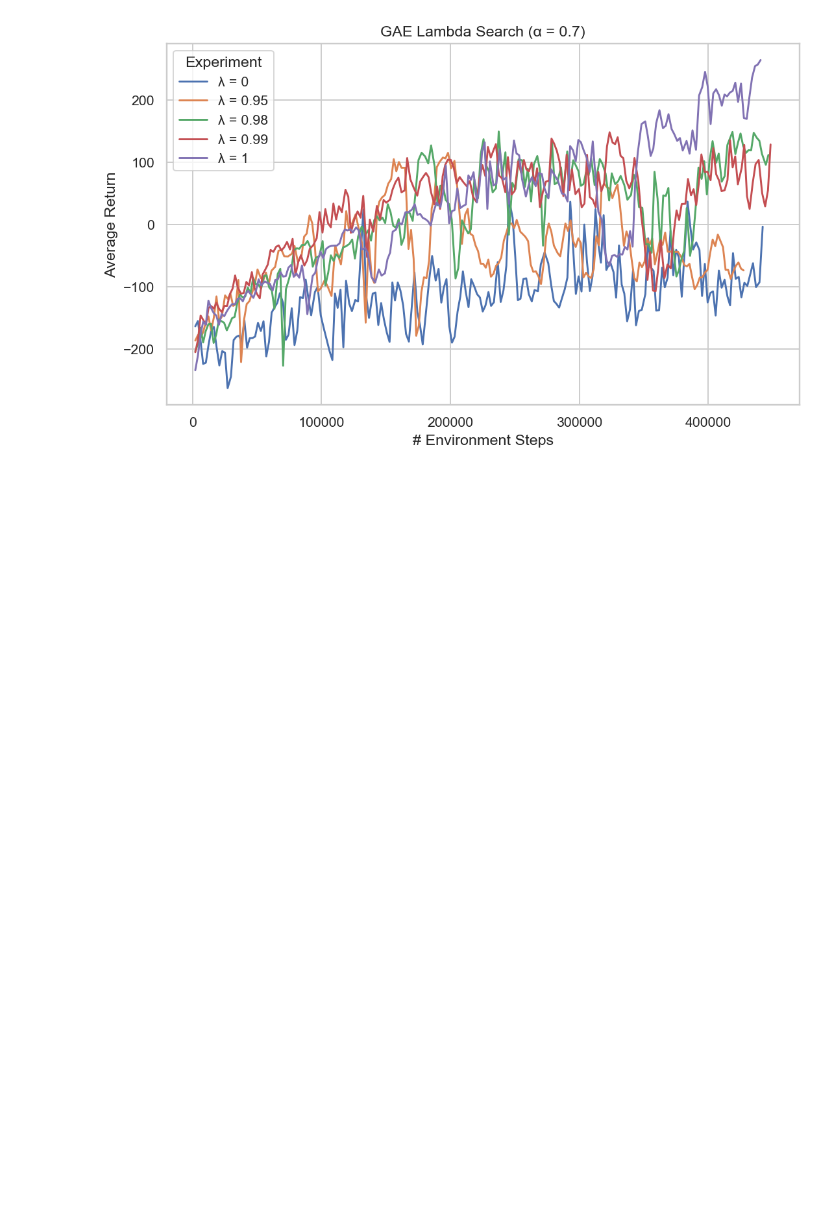
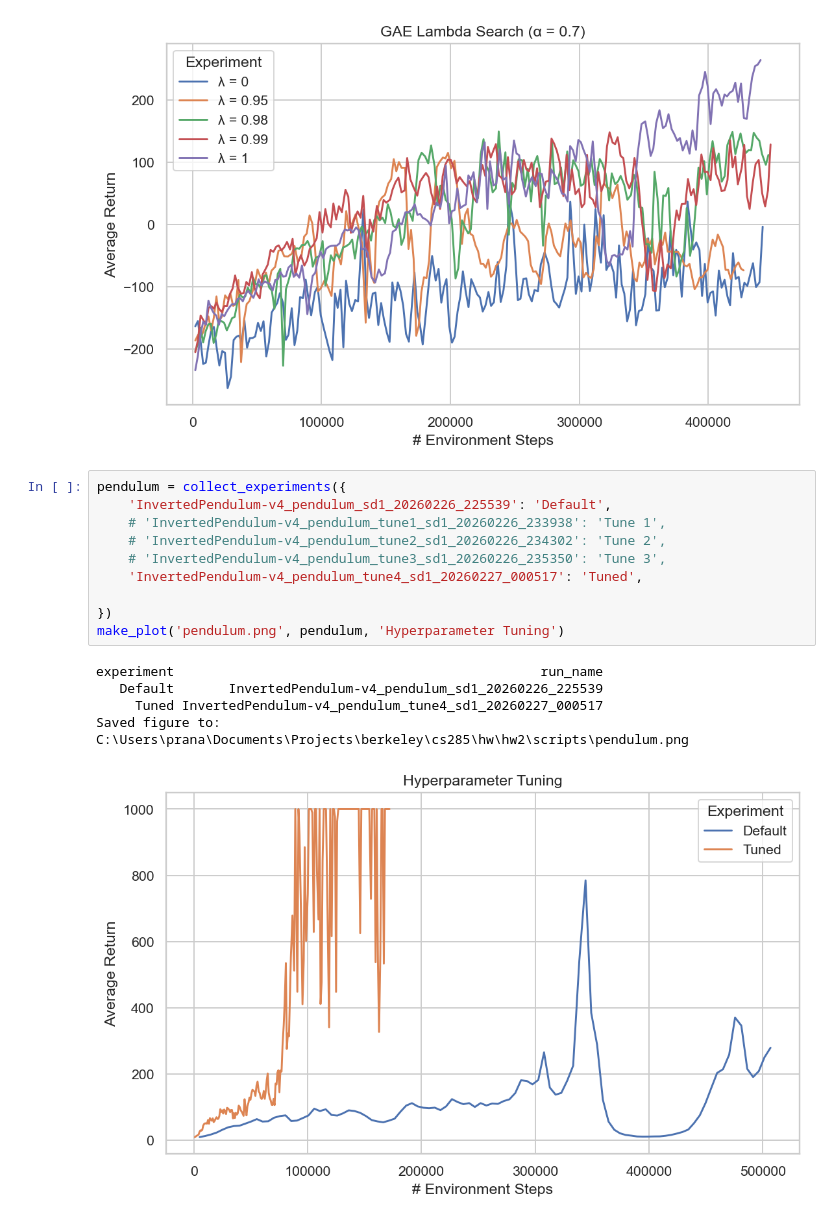
Before and after one commit to preyneyv/berkeley-cs285, a Jupyter notebook: hw2/scripts/Untitled.ipynb, the cells around one changed output. Saved outputs shown, nothing was run; the diff lists cells and outputs as text; blank space fills up the shorter version.

```diff
--- a/hw2/scripts/Untitled.ipynb
+++ b/hw2/scripts/Untitled.ipynb
@@ -235,3 +181,19 @@ experiment                                                   run_name
      λ = 1    LunarLander-v2_lunar_lander_lambda1_sd1_20260226_231315
 Saved figure to: C:\Users\prana\Documents\Projects\berkeley\cs285\hw\hw2\scripts\lunar_lander_lambda.png
 [figure]
+# %%
+pendulum = collect_experiments({
+    'InvertedPendulum-v4_pendulum_sd1_20260226_225539': 'Default',
+    # 'InvertedPendulum-v4_pendulum_tune1_sd1_20260226_233938': 'Tune 1',
+    # 'InvertedPendulum-v4_pendulum_tune2_sd1_20260226_234302': 'Tune 2',
+    # 'InvertedPendulum-v4_pendulum_tune3_sd1_20260226_235350': 'Tune 3',
+    'InvertedPendulum-v4_pendulum_tune4_sd1_20260227_000517': 'Tuned',
+
+})
+make_plot('pendulum.png', pendulum, 'Hyperparameter Tuning')
+# %% [output]
+experiment                                               run_name
+   Default       InvertedPendulum-v4_pendulum_sd1_20260226_225539
+     Tuned InvertedPendulum-v4_pendulum_tune4_sd1_20260227_000517
+Saved figure to: C:\Users\prana\Documents\Projects\berkeley\cs285\hw\hw2\scripts\pendulum.png
+[figure, added]
```
Also changed, not shown: parts of 5 cells of this notebook, 5 other files.
